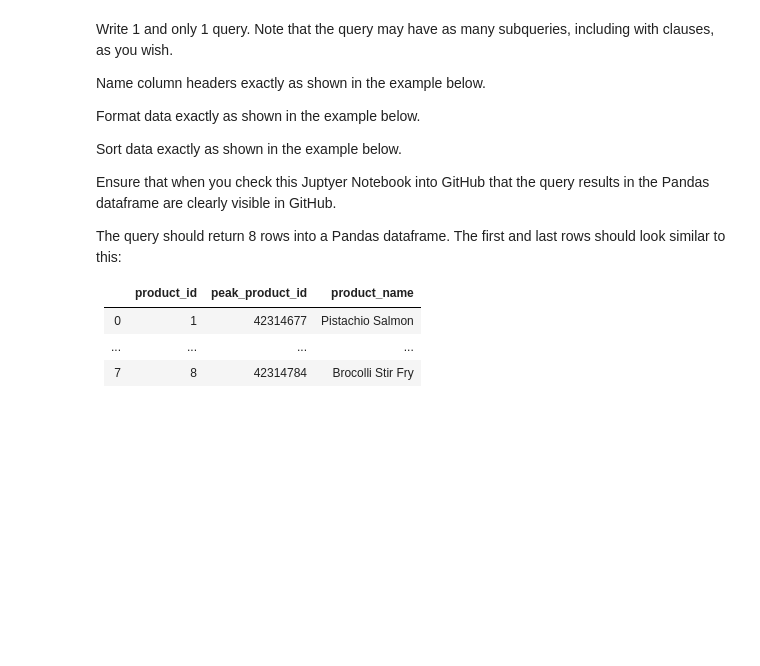
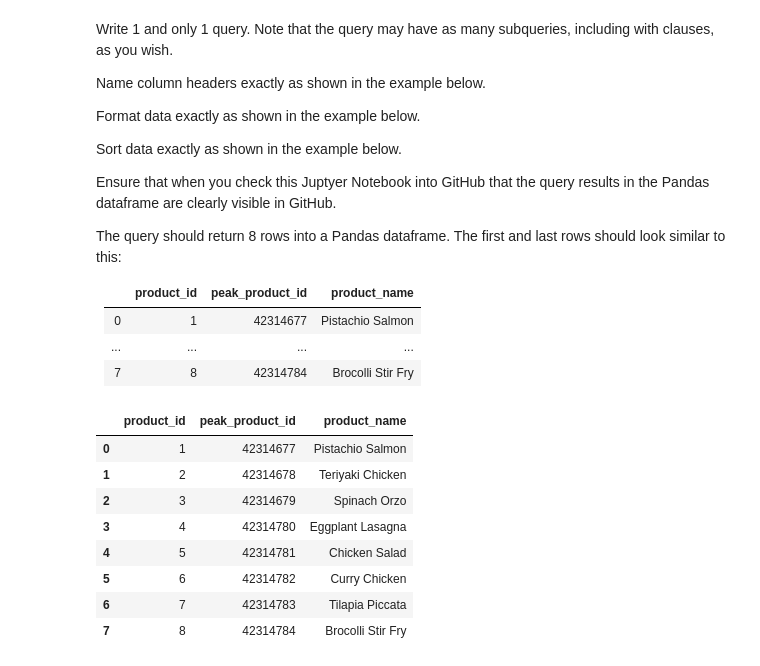
Before and after one commit to Mamesa-El/Projects, a Jupyter notebook: SQL_Acme Gourmet Meals/Part_2_Data_Validation/project_2_1.ipynb, the cells around one changed output. Drawn from its saved outputs; the diff is of its cells as text; code cells hidden in the pictures; blank space fills up the shorter version.

```diff
--- a/SQL_Acme Gourmet Meals/Part_2_Data_Validation/project_2_1.ipynb
+++ b/SQL_Acme Gourmet Meals/Part_2_Data_Validation/project_2_1.ipynb
@@ -228,11 +244,25 @@ The query should return 8 rows into a Pandas dataframe. The first and last rows
 # %%
 rollback_before_flag = True
 rollback_after_flag = True
 
 query = """
 
-Replace with your SQL
+select a.product_id, a.peak_product_id,b.description as product_name
+    from peak_product_mapping as a
+        left join products as b
+            on a.product_id = b.product_id
+
 
 """
 
 my_select_query_pandas(query, rollback_before_flag, rollback_after_flag)
+# %% [output]
+|  | product_id | peak_product_id | product_name |
+| 0 | 1 | 42314677 | Pistachio Salmon |
+| 1 | 2 | 42314678 | Teriyaki Chicken |
+| 2 | 3 | 42314679 | Spinach Orzo |
+| 3 | 4 | 42314780 | Eggplant Lasagna |
+| 4 | 5 | 42314781 | Chicken Salad |
+| 5 | 6 | 42314782 | Curry Chicken |
+| 6 | 7 | 42314783 | Tilapia Piccata |
+| 7 | 8 | 42314784 | Brocolli Stir Fry |
```
Also changed, not shown: parts of 4 cells of this notebook, 9 other files.
